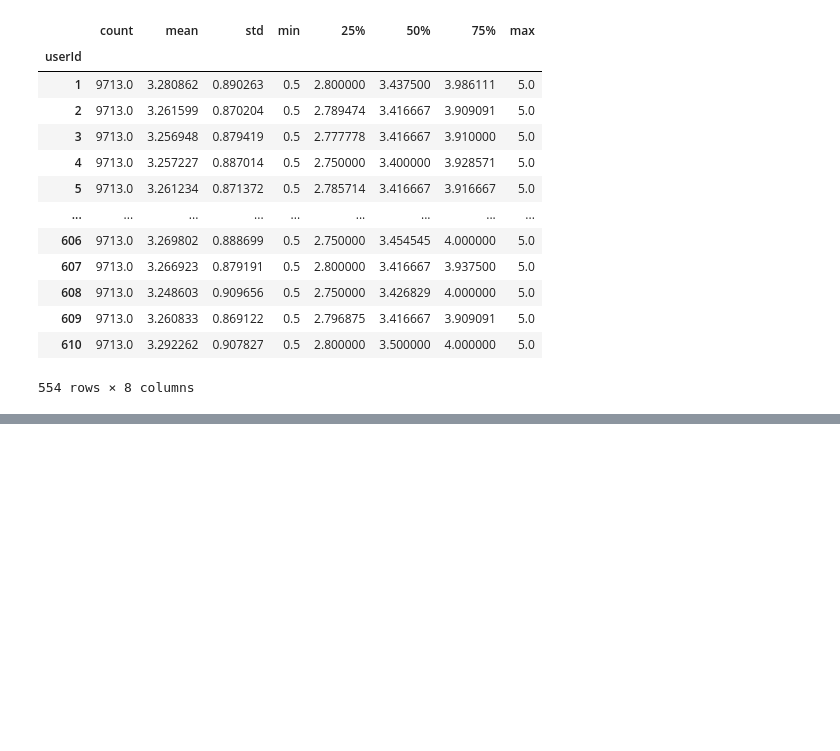
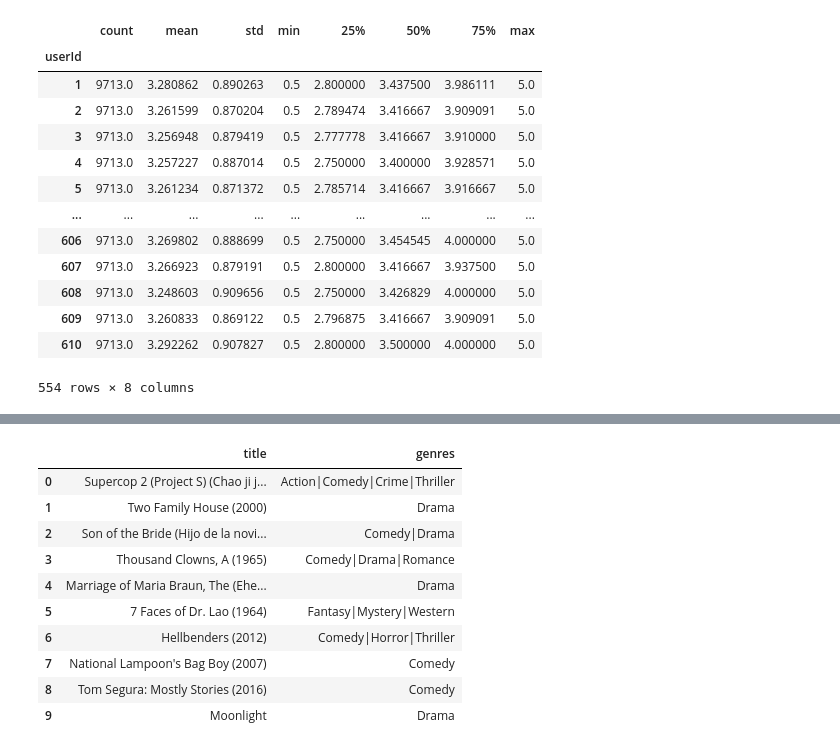
Before and after one commit to kzholtikova/svd-recommendation-algorithm, a Jupyter notebook: movies_recommendations.py.ipynb, the cells around one changed output, grey strips where cells are left out. Cells and saved outputs as stored; diff of their text form; code cells hidden in the pictures; blank space fills up the shorter version.

Commit message:
movies recomendations

```diff
--- a/movies_recommendations.py.ipynb
+++ b/movies_recommendations.py.ipynb
@@ -59,6 +59,6 @@ Text(0.5, 0.92, 'Movies')
 # %% [markdown]
 Predictions
 # %%
-users_predicted_ratings = np.dot(np.dot(U, S), Vt) + user_ratings_mean.reshape(-1, 1)
-predictions = pd.DataFrame(users_predicted_ratings, columns=ratings_matrix.columns, index=ratings_matrix.index)
+ratings_svd = np.dot(np.dot(U, S), Vt) + user_ratings_mean.reshape(-1, 1)
+ratings_matrix_svd = pd.DataFrame(ratings_svd, columns=ratings_matrix.columns, index=ratings_matrix.index)
 # %%
@@ -99,0 +102,3 @@ ratings_matrix_filled_info
+# %%
+predicted_user_ratings = ratings_matrix_svd.where(ratings_matrix.isnull())
+ratings_matrix.count().sum() == predicted_user_ratings.isna().sum().sum()  # verify the amount of predicted data
@@ -99,0 +107,3 @@ ratings_matrix_filled_info
+# %%
+movies = pd.read_csv("data/movies.csv")
+movies.head()
@@ -99,0 +117,18 @@ ratings_matrix_filled_info
+# %%
+def recommend_movies(user_id):
+    recommended_movies_id = predicted_user_ratings.loc[user_id].sort_values(ascending=False)[:10].index.tolist()
+    return movies[movies['movieId'].isin(recommended_movies_id)].reset_index()[["title", "genres"]]
+# %%
+recommend_movies(1)
+# %% [output]
+|  | title | genres |
+| 0 | Supercop 2 (Project S) (Chao ji j... | Action|Comedy|Crime|Thriller |
+| 1 | Two Family House (2000) | Drama |
+| 2 | Son of the Bride (Hijo de la novi... | Comedy|Drama |
+| 3 | Thousand Clowns, A (1965) | Comedy|Drama|Romance |
+| 4 | Marriage of Maria Braun, The (Ehe... | Drama |
+| 5 | 7 Faces of Dr. Lao (1964) | Fantasy|Mystery|Western |
+| 6 | Hellbenders (2012) | Comedy|Horror|Thriller |
+| 7 | National Lampoon's Bag Boy (2007) | Comedy |
+| 8 | Tom Segura: Mostly Stories (2016) | Comedy |
+| 9 | Moonlight | Drama |
```
Also changed, not shown: parts of 7 cells of this notebook.
